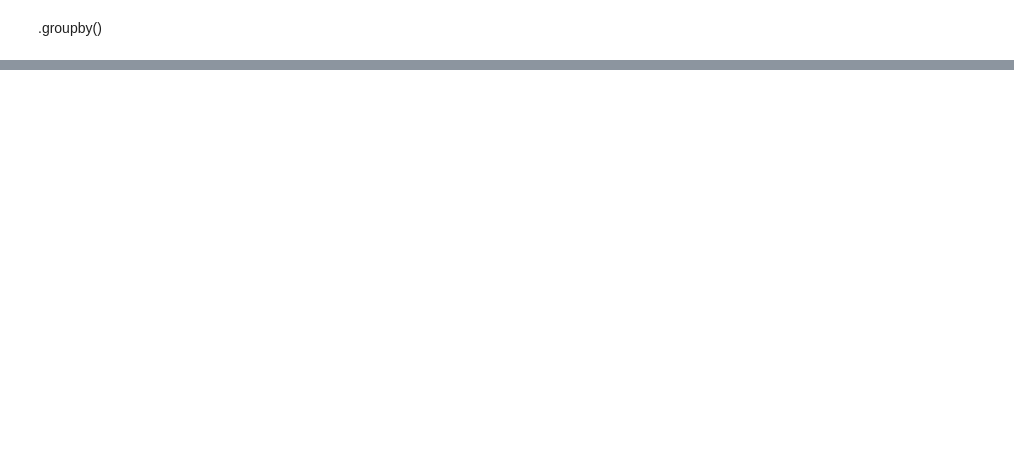
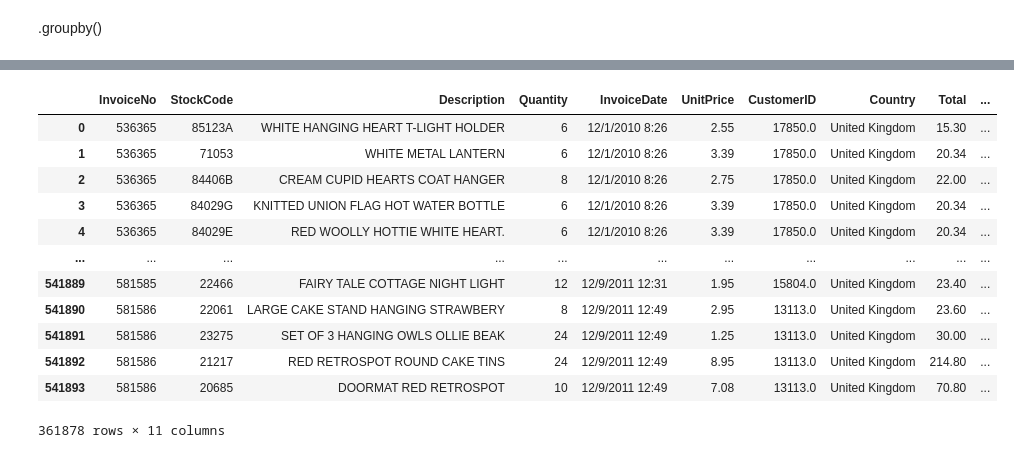
Before and after one commit to Disconnnected/Nestech_python_k20, a Jupyter notebook: pandas/pandas_function.ipynb, the cells around one changed output, grey strips where cells are left out. Cells and saved outputs as stored; diff of their text form; code cells hidden in the pictures; blank space fills up the shorter version.

```diff
--- a/pandas/pandas_function.ipynb
+++ b/pandas/pandas_function.ipynb
@@ -22,0 +162,21 @@ df.groupby(['Animal']).mean()
+# %%
+# 4.1 top 10 customer chi nhiều nhất theo năm
+
+# convert $Y
+df_initial['Year'] = pd.to_datetime(df_initial['InvoiceDate']).dt.strftime('%Y')
+
+# group year, id
+df_group_year = df_initial.groupby(['Year','CustomerID'])[['Total']].sum()
+
+# sort year, total
+df_group_year = df_group_year.sort_values(['Year','Total'], ascending=[True,False])
+
+# get index
+list_year = df_initial['Year'].drop_duplicates().to_list()
+
+# get top
+for year in list_year:
+    top_10 = df_group_year.loc[year].head(10)
+    print(f'''
+          {year}
+          {top_10}''')
@@ -22,0 +201,21 @@ df.groupby(['Animal']).mean()
+# %%
+# 4.2  top 10 customer chi nhiều nhất theo từng tháng
+
+# convert y-m
+df_initial['Year-Month'] = pd.to_datetime(df_initial['InvoiceDate']).dt.strftime('%Y-%m')
+
+# group Year-Month, ID
+df_group_year_month = df_initial.groupby(['Year-Month','CustomerID'])[['Total']].sum()
+
+# sort Year-Month, Total
+df_group_year_month = df_group_year_month.sort_values(['Year-Month','Total'], ascending=[True,False])
+
+# get index
+list_year_month = df_initial['Year-Month'].drop_duplicates().to_list()
+
+# get top
+for year_month in list_year_month:
+    top_10 = df_group_year_month.loc[year_month].head(10)
+    print(f'''
+          {year_month}
+          {top_10}''')
@@ -22,0 +261,16 @@ df.groupby(['Animal']).mean()
+# %%
+df_initial.loc[df_initial['Country'] == 'United Kingdom']
+# %% [output]
+|  | InvoiceNo | StockCode | Description | Quantity | InvoiceDate | UnitPrice | CustomerID | Country | Total | ... |
+| 0 | 536365 | 85123A | WHITE HANGING HEART T-LIGHT HOLDER | 6 | 12/1/2010 8:26 | 2.55 | 17850.0 | United Kingdom | 15.30 | ... |
+| 1 | 536365 | 71053 | WHITE METAL LANTERN | 6 | 12/1/2010 8:26 | 3.39 | 17850.0 | United Kingdom | 20.34 | ... |
+| 2 | 536365 | 84406B | CREAM CUPID HEARTS COAT HANGER | 8 | 12/1/2010 8:26 | 2.75 | 17850.0 | United Kingdom | 22.00 | ... |
+| 3 | 536365 | 84029G | KNITTED UNION FLAG HOT WATER BOTTLE | 6 | 12/1/2010 8:26 | 3.39 | 17850.0 | United Kingdom | 20.34 | ... |
+| 4 | 536365 | 84029E | RED WOOLLY HOTTIE WHITE HEART. | 6 | 12/1/2010 8:26 | 3.39 | 17850.0 | United Kingdom | 20.34 | ... |
+| ... | ... | ... | ... | ... | ... | ... | ... | ... | ... | ... |
+| 541889 | 581585 | 22466 | FAIRY TALE COTTAGE NIGHT LIGHT | 12 | 12/9/2011 12:31 | 1.95 | 15804.0 | United Kingdom | 23.40 | ... |
+| 541890 | 581586 | 22061 | LARGE CAKE STAND HANGING STRAWBERY | 8 | 12/9/2011 12:49 | 2.95 | 13113.0 | United Kingdom | 23.60 | ... |
+| 541891 | 581586 | 23275 | SET OF 3 HANGING OWLS OLLIE BEAK | 24 | 12/9/2011 12:49 | 1.25 | 13113.0 | United Kingdom | 30.00 | ... |
+| 541892 | 581586 | 21217 | RED RETROSPOT ROUND CAKE TINS | 24 | 12/9/2011 12:49 | 8.95 | 13113.0 | United Kingdom | 214.80 | ... |
+| 541893 | 581586 | 20685 | DOORMAT RED RETROSPOT | 10 | 12/9/2011 12:49 | 7.08 | 13113.0 | United Kingdom | 70.80 | ... |
+361878 rows × 11 columns
```
Also changed, not shown: parts of 18 cells of this notebook, 1 other file.
